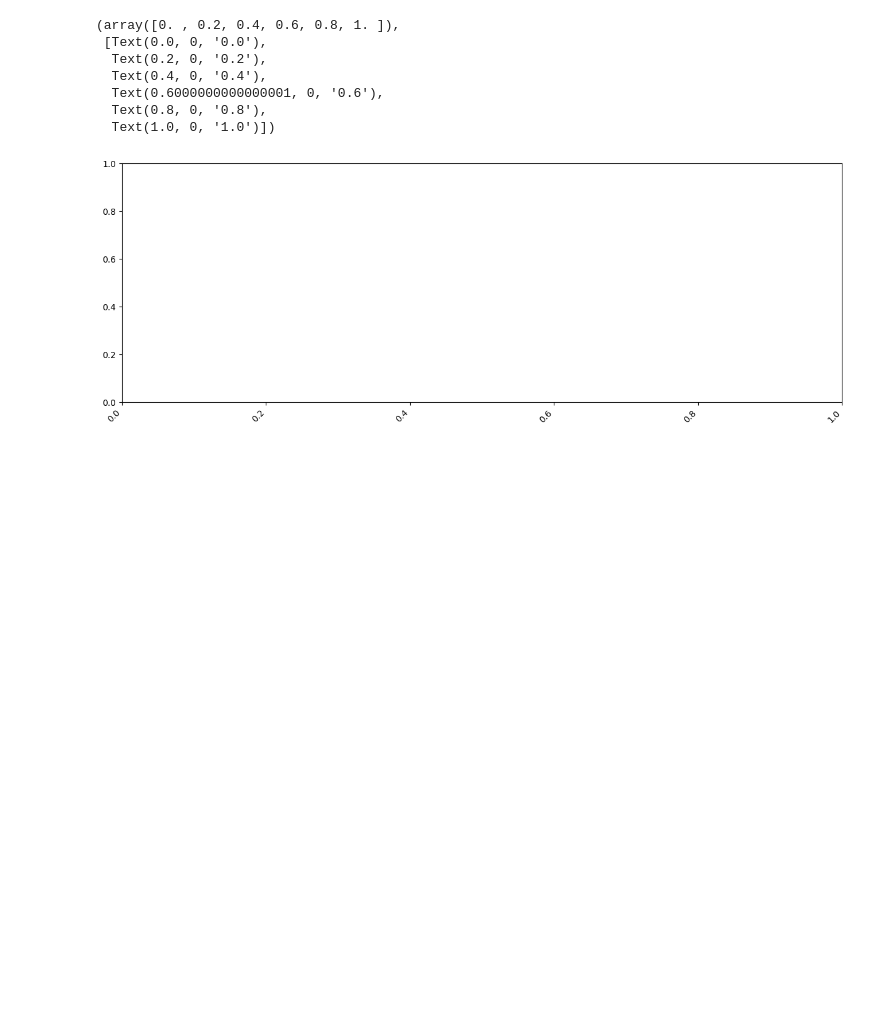
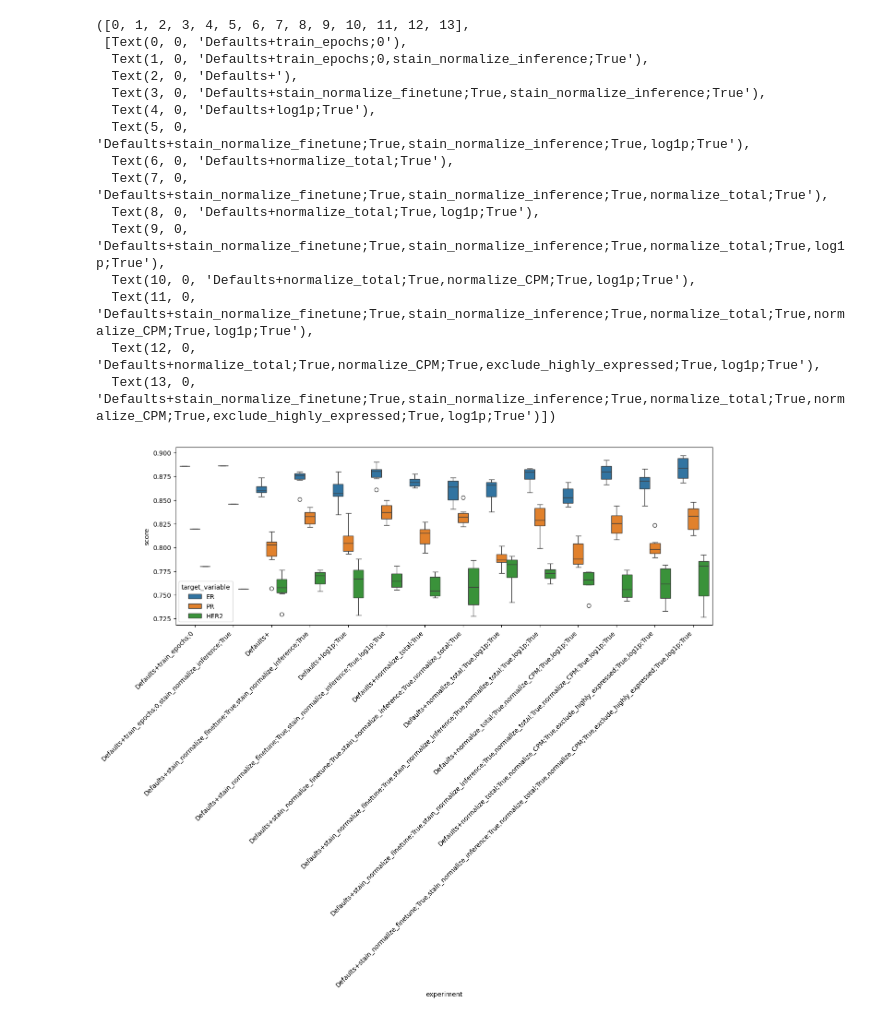
Before and after one commit to k-stacke/CONCH, a Jupyter notebook: notebooks/results.ipynb, the cells around one changed output. Cells and saved outputs as stored; diff of their text form; code cells hidden in the pictures; blank space fills up the shorter version.

Commit message:
Updated results and stain_normalize notebook

```diff
--- a/notebooks/results.ipynb
+++ b/notebooks/results.ipynb
@@ -90,15 +92,23 @@ plt.legend(bbox_to_anchor=(1.05, 1), loc=2, borderaxespad=0.)
 # %%
 df_long = df.melt(id_vars=['Model', 'Seed', 'Metric', 'experiment', 'round'], var_name='target_variable', value_name='score')
 
 fig = plt.figure(figsize=(15, 5))
-sns.boxplot(data=df_long[df_long.Metric == 'balanced_accuracy'], x='experiment', y='score', hue='target_variable', order=experiment_order)
+sns.boxplot(data=df_long[df_long.Metric == 'auc'], x='experiment', y='score', hue='target_variable', order=experiment_order)
 plt.xticks(rotation=45, ha='right')
 # %% [output]
-(array([0. , 0.2, 0.4, 0.6, 0.8, 1. ]),
- [Text(0.0, 0, '0.0'),
-  Text(0.2, 0, '0.2'),
-  Text(0.4, 0, '0.4'),
-  Text(0.6000000000000001, 0, '0.6'),
-  Text(0.8, 0, '0.8'),
-  Text(1.0, 0, '1.0')])
+([0, 1, 2, 3, 4, 5, 6, 7, 8, 9, 10, 11, 12, 13],
+ [Text(0, 0, 'Defaults+train_epochs;0'),
+  Text(1, 0, 'Defaults+train_epochs;0,stain_normalize_inference;True'),
+  Text(2, 0, 'Defaults+'),
+  Text(3, 0, 'Defaults+stain_normalize_finetune;True,stain_normalize_inference;True'),
+  Text(4, 0, 'Defaults+log1p;True'),
+  Text(5, 0, 'Defaults+stain_normalize_finetune;True,stain_normalize_inference;True,log1p;True'),
+  Text(6, 0, 'Defaults+normalize_total;True'),
+  Text(7, 0, 'Defaults+stain_normalize_finetune;True,stain_normalize_inference;True,normalize_total;True'),
+  Text(8, 0, 'Defaults+normalize_total;True,log1p;True'),
+  Text(9, 0, 'Defaults+stain_normalize_finetune;True,stain_normalize_inference;True,normalize_total;True,log1p;True'),
+  Text(10, 0, 'Defaults+normalize_total;True,normalize_CPM;True,log1p;True'),
+  Text(11, 0, 'Defaults+stain_normalize_finetune;True,stain_normalize_inference;True,normalize_total;True,normalize_CPM;True,log1p;True'),
+  Text(12, 0, 'Defaults+normalize_total;True,normalize_CPM;True,exclude_highly_expressed;True,log1p;True'),
+  Text(13, 0, 'Defaults+stain_normalize_finetune;True,stain_normalize_inference;True,normalize_total;True,normalize_CPM;True,exclude_highly_expressed;True,log1p;True')])
-[figure, old version]
+[figure, new version]
```
Also changed, not shown: parts of 6 cells of this notebook, 1 other file.
